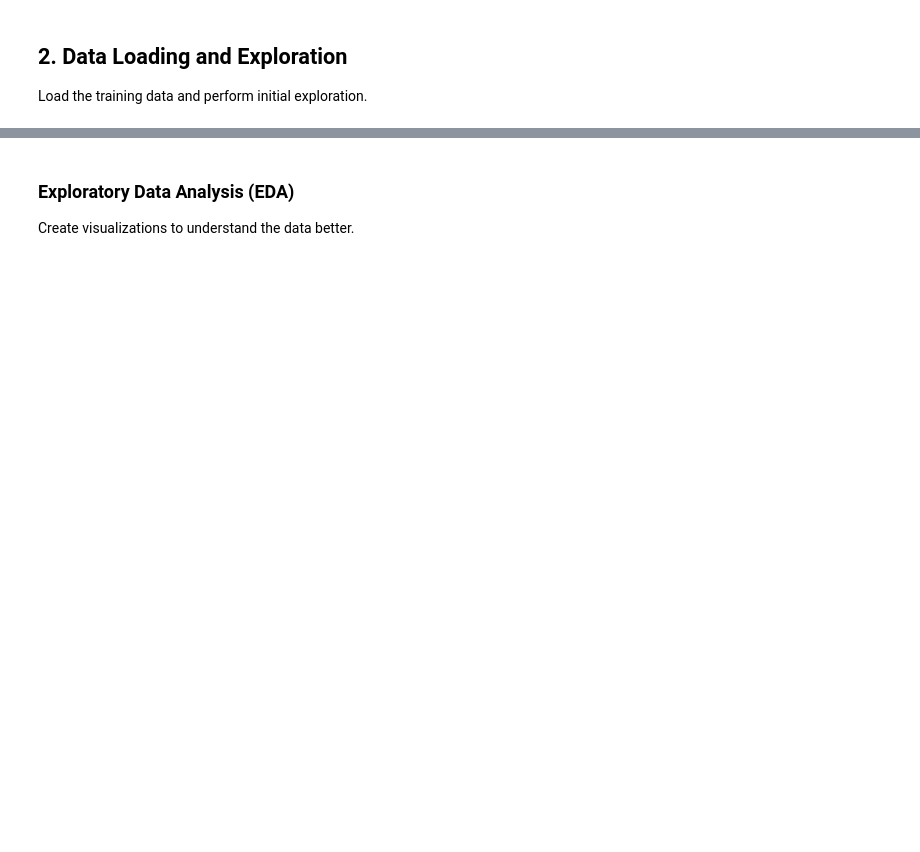
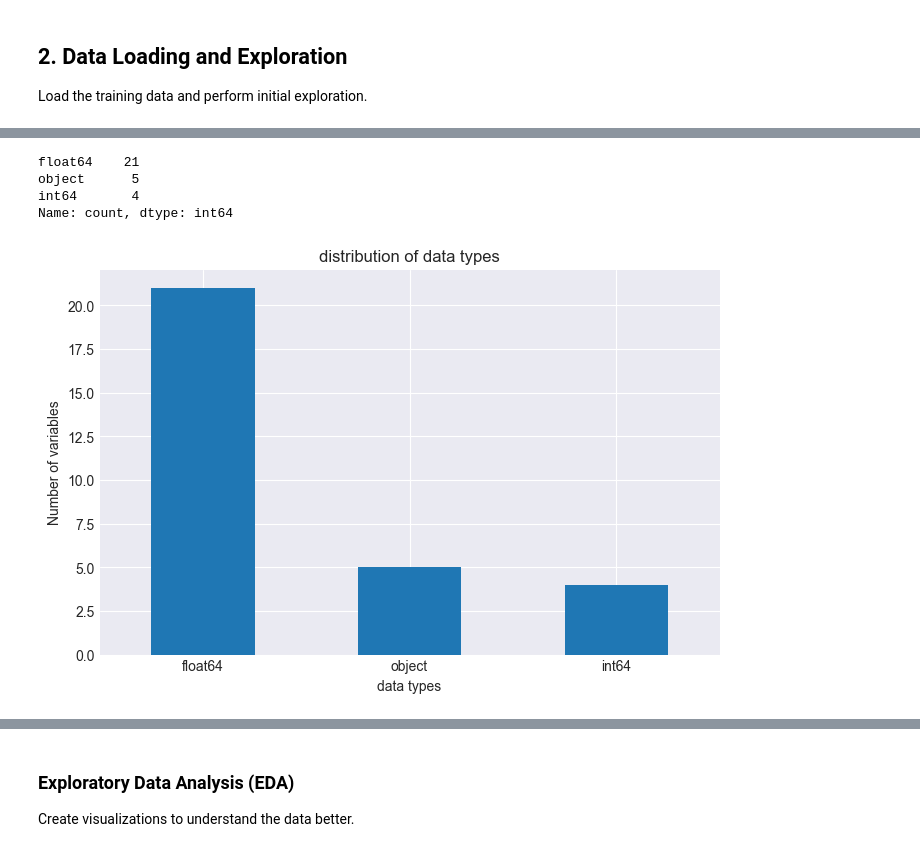
Before and after one commit to MoriondoTommaso/italian-financial-challenge, a Jupyter notebook: notebooks/Final.ipynb, the cells around one changed output, grey strips where cells are left out. Cells and saved outputs as stored; diff of their text form; code cells hidden in the pictures; blank space fills up the shorter version.

Commit message:
initial data exploration

```diff
--- a/notebooks/Final.ipynb
+++ b/notebooks/Final.ipynb
@@ -82,0 +84,17 @@ train_df.describe()
+# %%
+data_cfg = load_data_config()
+train_path, test_path = data_cfg.resolve_paths()
+print(data_cfg,"\n")
+
+print(f'training path:{train_path}, exists? {train_path.exists()}')
+print(f'tets path:{test_path}, exists? {test_path.exists()}')
+
+id_col, time_col, target = data_cfg.id_col, data_cfg.time_col, data_cfg.target_col
+
+print(f"Company_id column: {id_col}\nFiscal_year column: {time_col}\nTarget column: {target}\n")
+
+train_df = pd.read_csv(train_path)
+test_df  = pd.read_csv(test_path)
+
+print("train_df:", train_df.shape)
+print("test_df :", test_df.shape)
@@ -82,0 +132,20 @@ train_df.describe()
+# %%
+
+dtype_counts = train_df.dtypes.value_counts()
+
+print(dtype_counts)
+
+plt.figure(figsize=(8, 5))
+dtype_counts.plot(kind='bar')
+
+plt.title('distribution of data types')
+plt.xlabel('data types')
+plt.ylabel('Number of variables')
+plt.xticks(rotation=0)  # Mantiene le etichette orizzontali
+plt.show()
+# %% [output]
+float64    21
+object      5
+int64       4
+Name: count, dtype: int64
+[figure, added]
```
Also changed, not shown: parts of 24 cells of this notebook, 2 other files.
